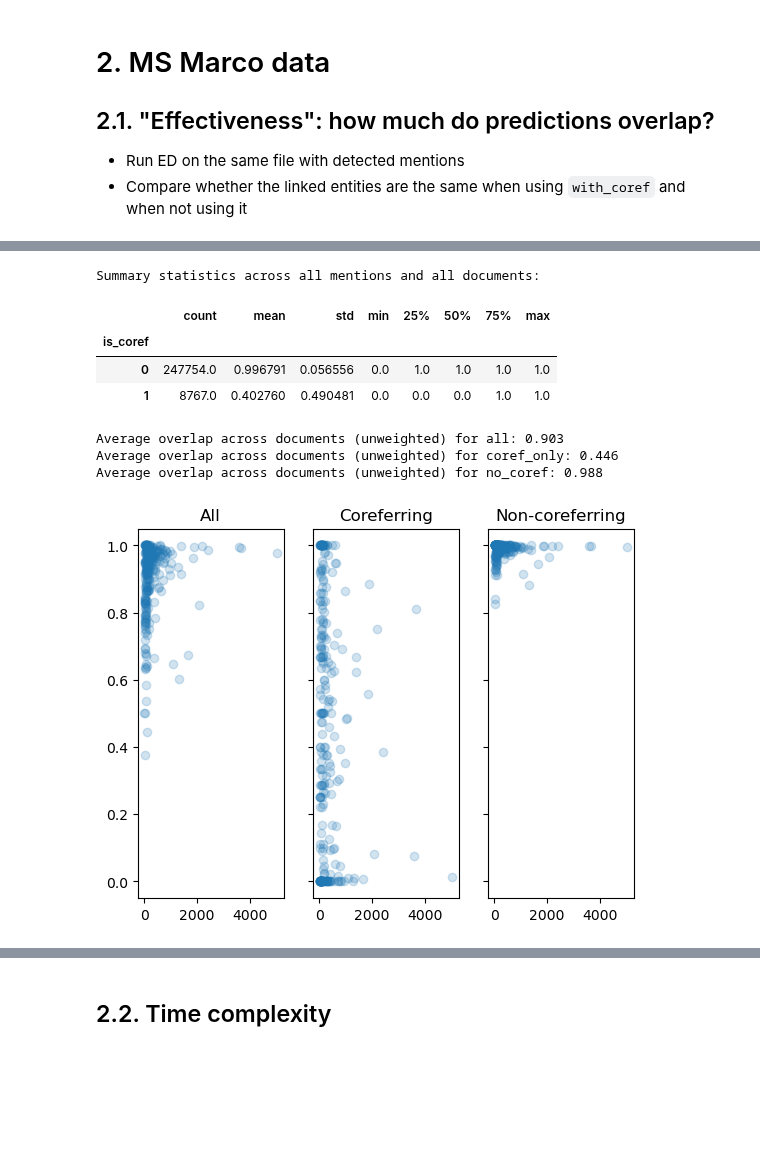
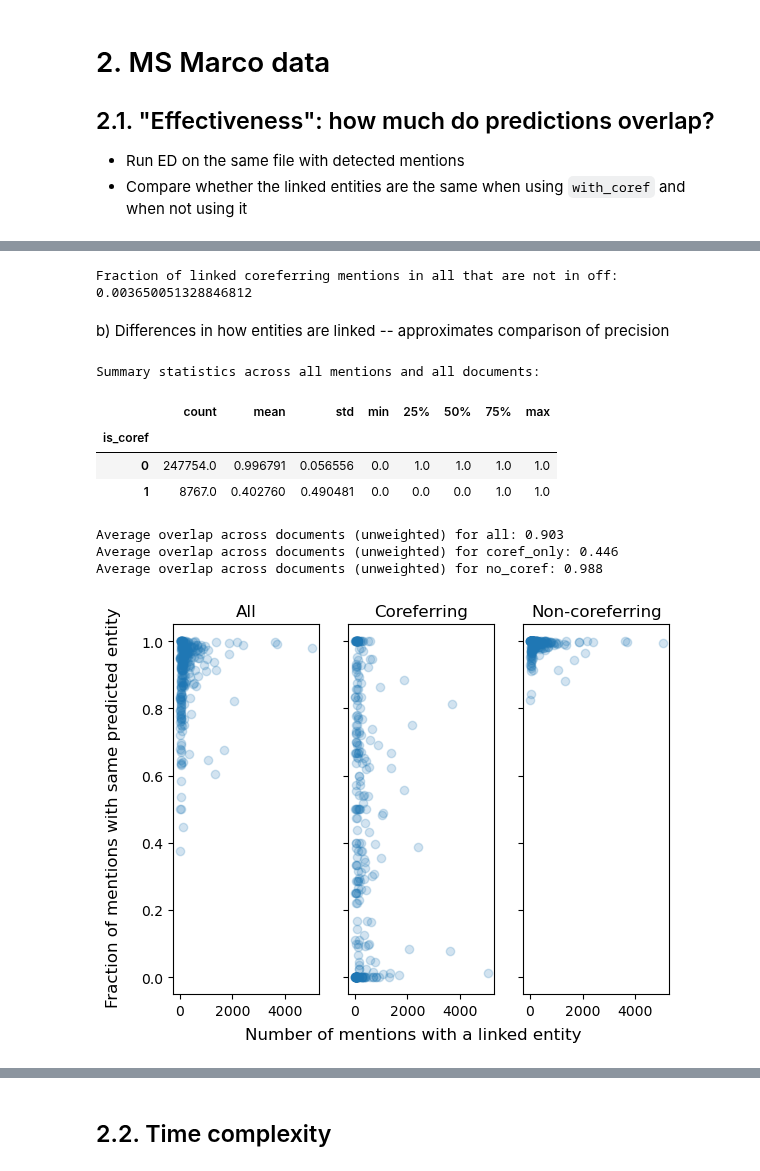
Before and after one commit to f-hafner/explore_coref, a Jupyter notebook: overview.ipynb, the cells around one changed output, grey strips where cells are left out. Drawn from its saved outputs; the diff is of its cells as text; code cells hidden in the pictures; blank space fills up the shorter version.

Commit message:
update pdf, add approx recall to notebook

```diff
--- a/overview.ipynb
+++ b/overview.ipynb
@@ -443,3 +445,14 @@ for df in d_msmarco.values():
+# %%
+
+name_main = "ed_coref_all"
+all_only = d_msmarco["ed_coref_all"][~d_msmarco["ed_coref_all"].index.isin(d_msmarco["ed_coref_off"].index)].shape[0]
+reference_all_only = d_msmarco["ed_coref_all"].loc[d_msmarco["ed_coref_all"]["is_coref"] == 1].shape[0]
+
+print(f"Fraction of linked coreferring mentions in all that are not in off: {all_only/reference_all_only}")
+# %% [output]
+Fraction of linked coreferring mentions in all that are not in off: 0.003650051328846812
+# %% [markdown]
+b) Differences in how entities are linked -- approximates comparison of precision
 # %%
 colnames_to_change = ["entity", "ed_score", "tag"]
 
@@ -498,34 +511,36 @@ d_size_corefs = d_size_corefs.loc[d_size_corefs['n_mentions'] > n_mentions_min]
 
 fig, ax = plt.subplots(nrows=1, ncols=3, sharey=True)
 
 idx = 0
 for sample, input in plt_inputs.items():
     df = input['df']
     # aggregate, join
     d_agg = df.groupby(df['doc_id']).agg({"same_entity": "mean"})
     d_agg = d_agg.join(d_size).reset_index()
 
     # keep only docs with sufficient number of coreferring mentions
     d_agg = d_agg.loc[d_agg["doc_id"].isin(d_size_corefs['doc_id'])]
 
     print(f"Average overlap across documents (unweighted) for {sample}: {round(d_agg.same_entity.mean(), 3)}")
 
     # plot
     # fig, ax = plt.subplots()
     ax[idx].scatter(x=d_agg['n_mentions'], y=d_agg['same_entity'], alpha=0.2)
     # ax[idx].set_xlabel(xlabel)
     # ax[idx].set_ylabel(ylabel)
     ax[idx].set_title(input['title'])
     idx += 1
 
     # fig.savefig(fname=f"figs/{input['filename']}.pdf")
 
+fig.supxlabel("Number of mentions with a linked entity")
+fig.supylabel("Fraction of mentions with same predicted entity")
 fig.savefig(fname=f"figs/msmarco_overlap.pdf")
 # %% [output]
 Average overlap across documents (unweighted) for all: 0.903
 Average overlap across documents (unweighted) for coref_only: 0.446
 Average overlap across documents (unweighted) for no_coref: 0.988
-[figure, old version]
+[figure, new version]
 # %%
 
 d_size = d_compare.groupby(d_compare['doc_id']).size().to_frame('n_mentions')
```
Also changed, not shown: parts of 2 cells of this notebook, 7 other files.
